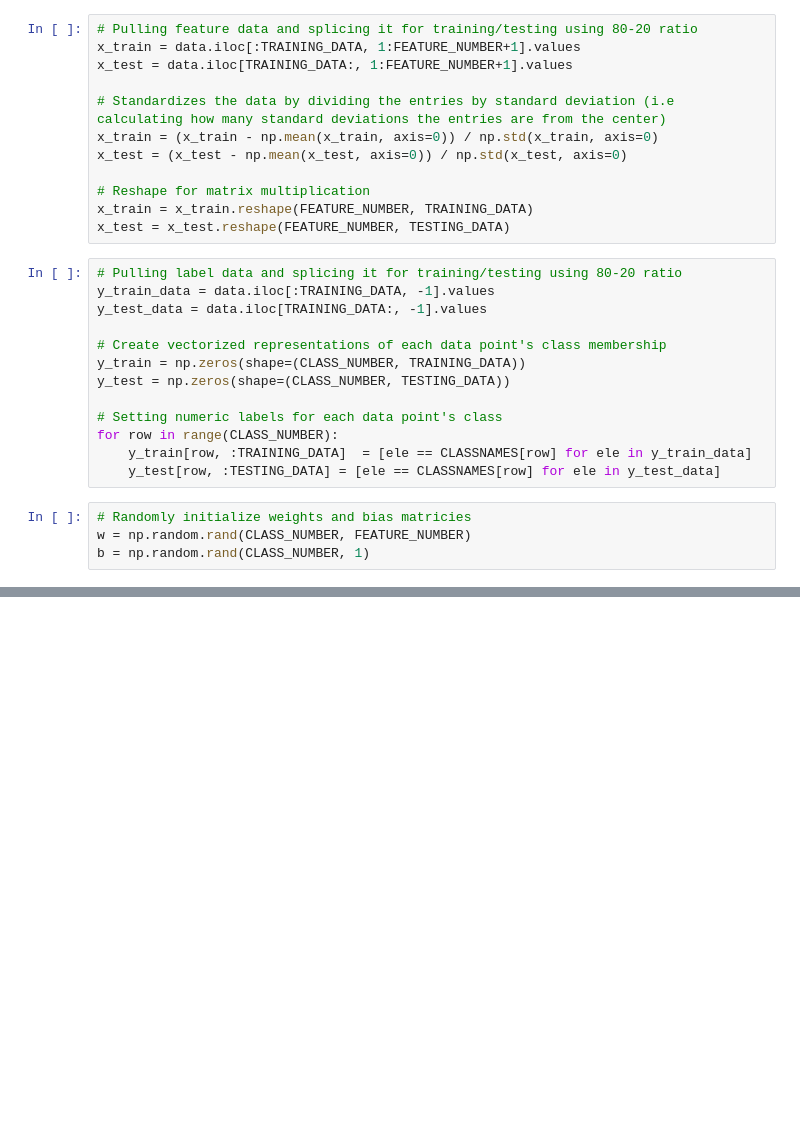
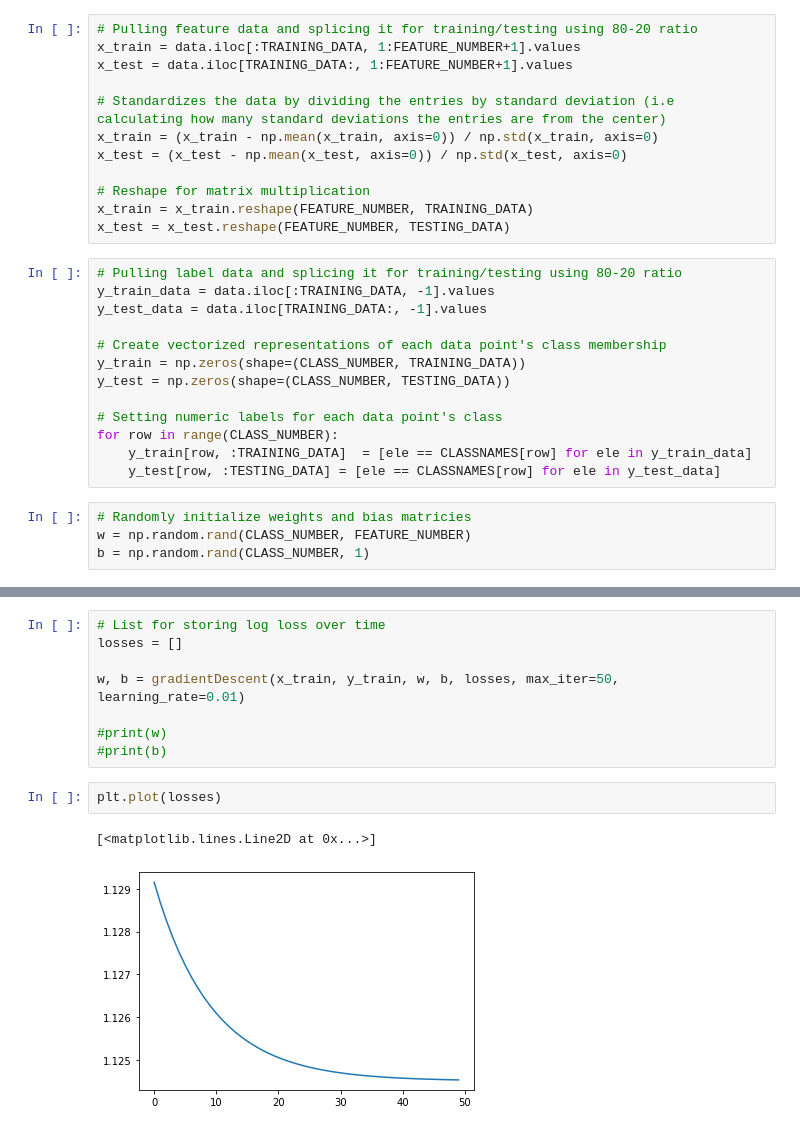
Before and after one commit to SShah-GH/Linear-and-Logistic-Regression, a Jupyter notebook: LearningModels/iris_multi_logistic.ipynb, the cells around one changed output, grey strips where cells are left out. Saved outputs shown, nothing was run; the diff lists cells and outputs as text; blank space fills up the shorter version.

Commit message:
Added Gradient Descent and Started on Accuracy Check

```diff
--- a/LearningModels/iris_multi_logistic.ipynb
+++ b/LearningModels/iris_multi_logistic.ipynb
@@ -187,0 +218,13 @@ def findGradients(x, y, y_pred):
+# %%
+# List for storing log loss over time
+losses = []
+
+w, b = gradientDescent(x_train, y_train, w, b, losses, max_iter=50, learning_rate=0.01)
+
+#print(w)
+#print(b)
+# %%
+plt.plot(losses)
+# %% [output]
+[<matplotlib.lines.Line2D at 0x...>]
+[figure, added]
```
Also changed, not shown: parts of 7 cells of this notebook.
